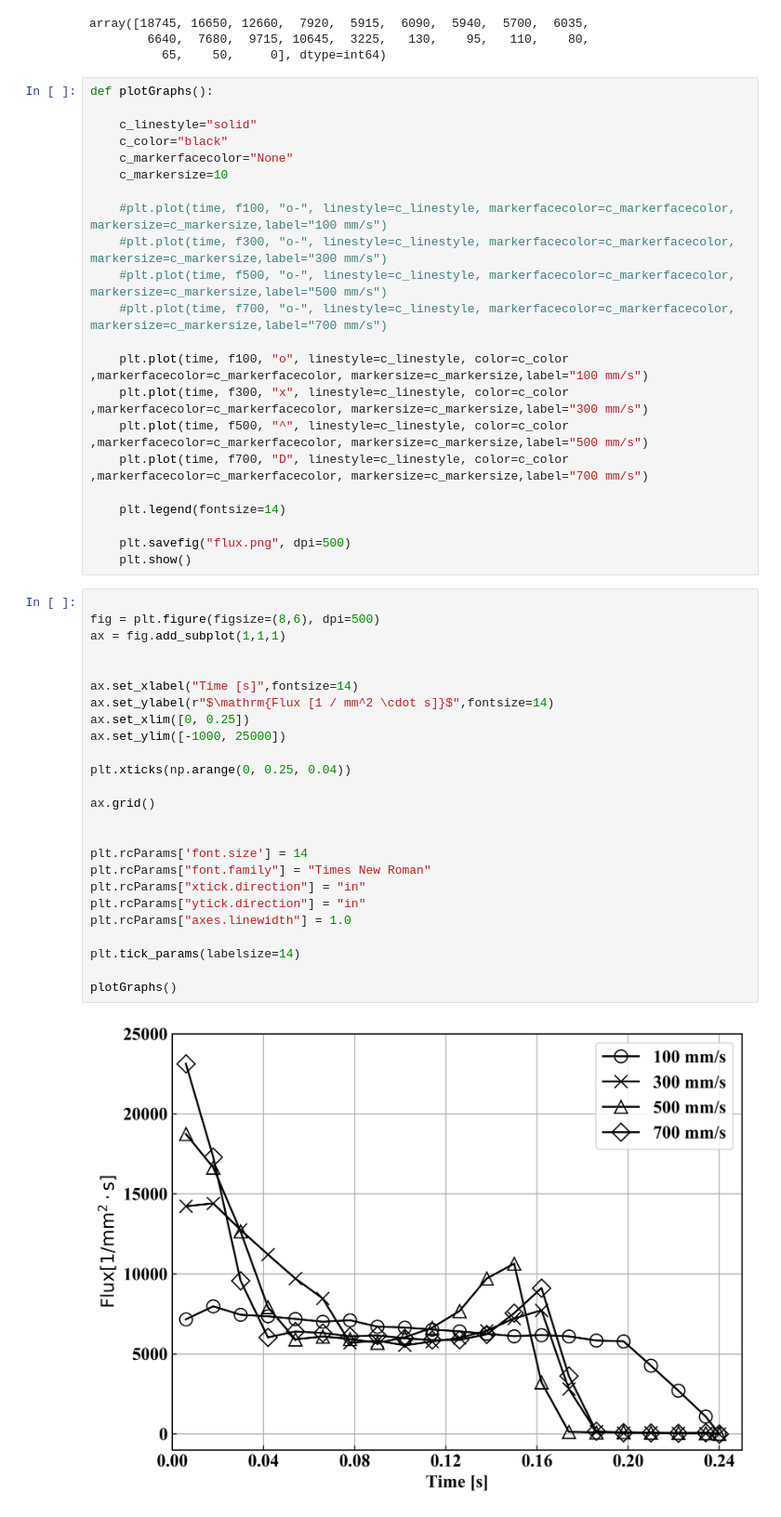
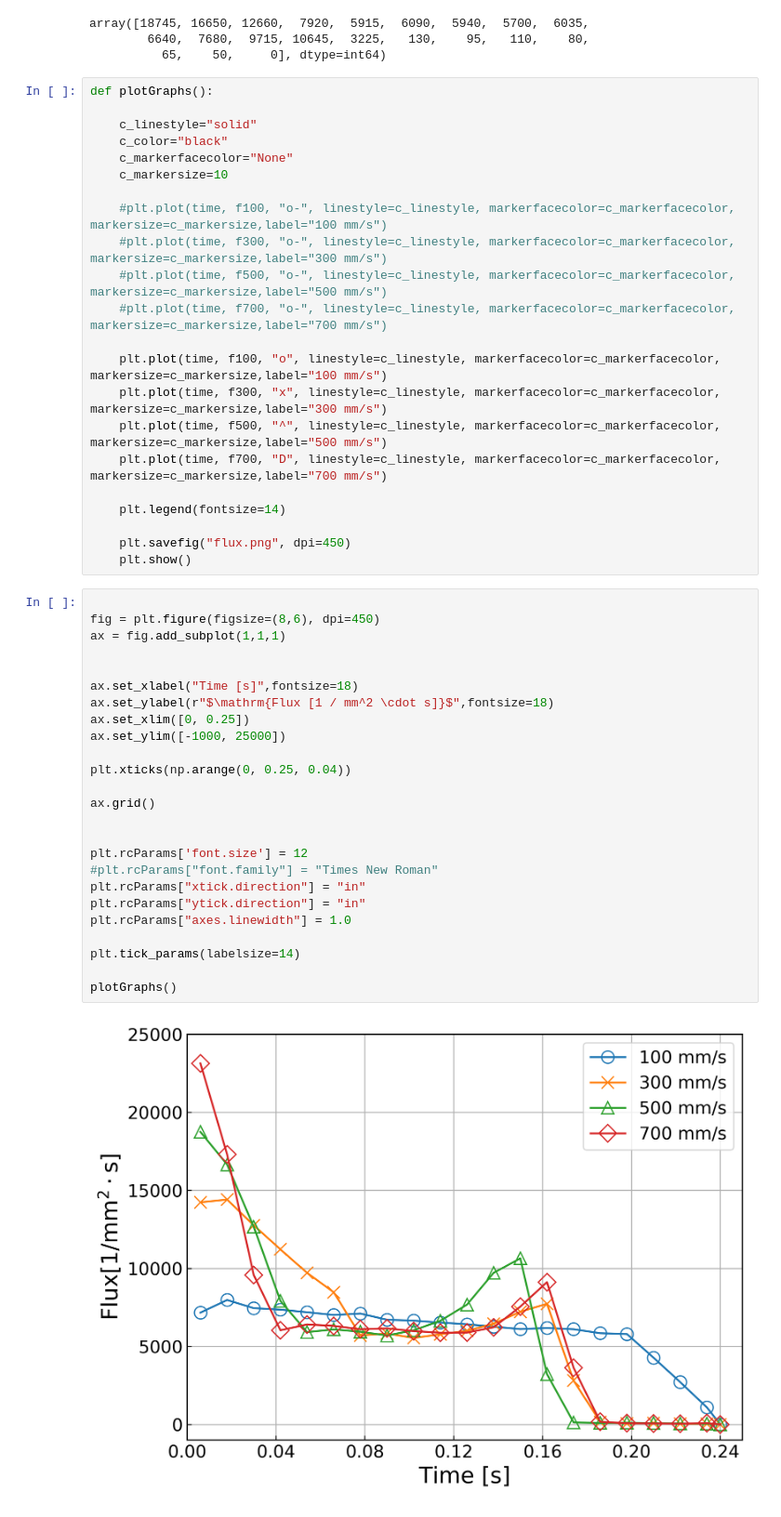
Before and after one commit to Kosei-lab/SCEJYokohama, a Jupyter notebook: jupyters/flux.ipynb, the cells around one changed output. Shown at 93% size. Cells and saved outputs as stored; diff of their text form.

```diff
--- a/jupyters/flux.ipynb
+++ b/jupyters/flux.ipynb
@@ -54,39 +54,39 @@ def plotGraphs():
     #plt.plot(time, f500, "o-", linestyle=c_linestyle, markerfacecolor=c_markerfacecolor, markersize=c_markersize,label="500 mm/s")
     #plt.plot(time, f700, "o-", linestyle=c_linestyle, markerfacecolor=c_markerfacecolor, markersize=c_markersize,label="700 mm/s")
 
-    plt.plot(time, f100, "o", linestyle=c_linestyle, color=c_color ,markerfacecolor=c_markerfacecolor, markersize=c_markersize,label="100 mm/s")
-    plt.plot(time, f300, "x", linestyle=c_linestyle, color=c_color ,markerfacecolor=c_markerfacecolor, markersize=c_markersize,label="300 mm/s")
-    plt.plot(time, f500, "^", linestyle=c_linestyle, color=c_color ,markerfacecolor=c_markerfacecolor, markersize=c_markersize,label="500 mm/s")
-    plt.plot(time, f700, "D", linestyle=c_linestyle, color=c_color ,markerfacecolor=c_markerfacecolor, markersize=c_markersize,label="700 mm/s")
+    plt.plot(time, f100, "o", linestyle=c_linestyle, markerfacecolor=c_markerfacecolor, markersize=c_markersize,label="100 mm/s")
+    plt.plot(time, f300, "x", linestyle=c_linestyle, markerfacecolor=c_markerfacecolor, markersize=c_markersize,label="300 mm/s")
+    plt.plot(time, f500, "^", linestyle=c_linestyle, markerfacecolor=c_markerfacecolor, markersize=c_markersize,label="500 mm/s")
+    plt.plot(time, f700, "D", linestyle=c_linestyle, markerfacecolor=c_markerfacecolor, markersize=c_markersize,label="700 mm/s")
 
     plt.legend(fontsize=14)
 
-    plt.savefig("flux.png", dpi=500)
+    plt.savefig("flux.png", dpi=450)
     plt.show()
 # %%
 
-fig = plt.figure(figsize=(8,6), dpi=500)
+fig = plt.figure(figsize=(8,6), dpi=450)
 ax = fig.add_subplot(1,1,1)
 
 
-ax.set_xlabel("Time [s]",fontsize=14)
-ax.set_ylabel(r"$\mathrm{Flux [1 / mm^2 \cdot s]}$",fontsize=14)
+ax.set_xlabel("Time [s]",fontsize=18)
+ax.set_ylabel(r"$\mathrm{Flux [1 / mm^2 \cdot s]}$",fontsize=18)
 ax.set_xlim([0, 0.25])
 ax.set_ylim([-1000, 25000])
 
 plt.xticks(np.arange(0, 0.25, 0.04))
 
 ax.grid()
 
 
-plt.rcParams['font.size'] = 14
-plt.rcParams["font.family"] = "Times New Roman"
+plt.rcParams['font.size'] = 12
+#plt.rcParams["font.family"] = "Times New Roman"
 plt.rcParams["xtick.direction"] = "in"
 plt.rcParams["ytick.direction"] = "in"
 plt.rcParams["axes.linewidth"] = 1.0
 
 plt.tick_params(labelsize=14)
 
 plotGraphs()
 # %% [output]
-[figure, old version]
+[figure, new version]
```
Also changed, not shown: 11 other files.
